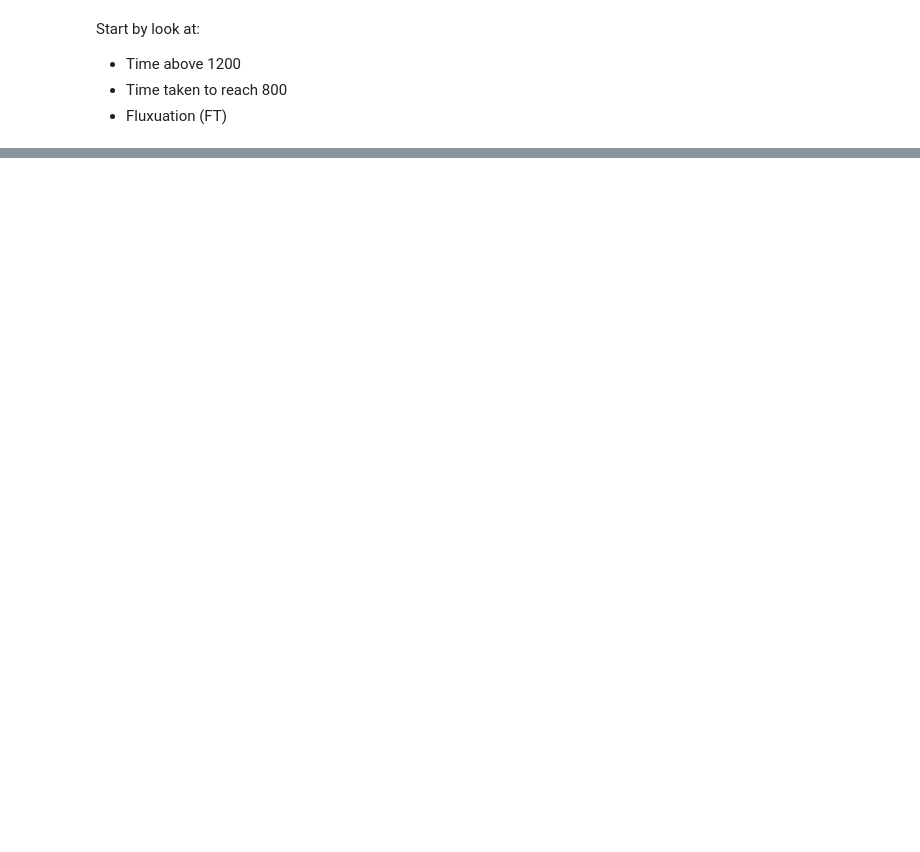
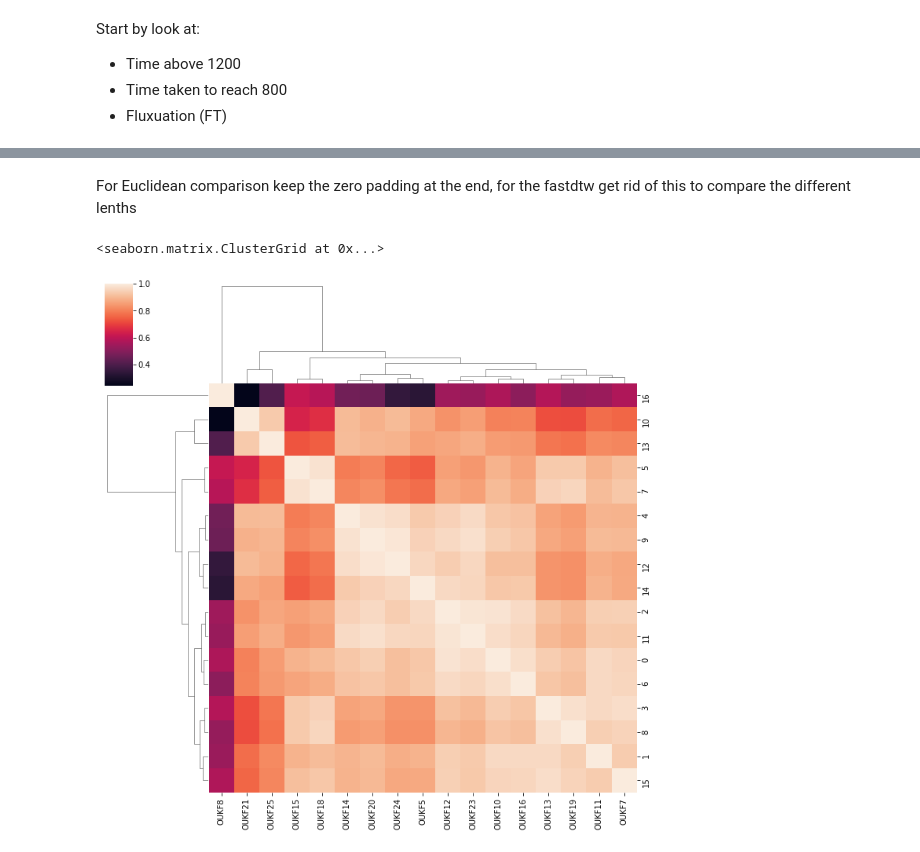
Before and after one commit to lkmartin90/kiln, a Jupyter notebook: Kiln_temp_comparison.ipynb, the cells around one changed output, grey strips where cells are left out. Drawn from its saved outputs; the diff is of its cells as text; code cells hidden in the pictures; blank space fills up the shorter version.

```diff
--- a/Kiln_temp_comparison.ipynb
+++ b/Kiln_temp_comparison.ipynb
@@ -117,0 +192,3 @@ px.scatter(summary_data, x = "Time to 800°C (H)", y = "Time above 1200°C (appr
+# %%
+# convert to df of floats for linear comparison, with 0 padding at the end
+euclid_comparison_df = euclid_comparison_df.astype(float)
@@ -117,0 +199,2 @@ px.scatter(summary_data, x = "Time to 800°C (H)", y = "Time above 1200°C (appr
+# %% [markdown]
+For Euclidean comparison keep the zero padding at the end, for the fastdtw get rid of this to compare the different lenths
@@ -117,0 +210,27 @@ px.scatter(summary_data, x = "Time to 800°C (H)", y = "Time above 1200°C (appr
+# %%
+# list of the firing names
+firings = kiln_temp.columns.levels[0][:-1]
+# %%
+# compare all firings to each other
+mat = []
+for i in range(len(firings)):
+    line = []
+    for j in range(len(firings)):
+        #print(j)
+        vec1 = euclid_comparison_df[firings[i], "Main Temp (°C)"].to_numpy().reshape(1, -1)
+        vec2 = euclid_comparison_df[firings[j], "Main Temp (°C)"].to_numpy().reshape(1, -1)
+        #print(vec1)
+        dist = cosine_distances(vec1, vec2)
+        line.append(1-dist[0][0])
+    #print(line)
+    mat.append(line)
+# %%
+# convert comparisons of firings into data frame form
+mat = np.array(mat)
+mat = pd.DataFrame(mat, columns = firings)
+# %%
+# cluster the firings based on linear comparison
+sns.clustermap(mat)
+# %% [output]
+<seaborn.matrix.ClusterGrid at 0x...>
+[figure, added]
```
Also changed, not shown: parts of 16 cells of this notebook.
